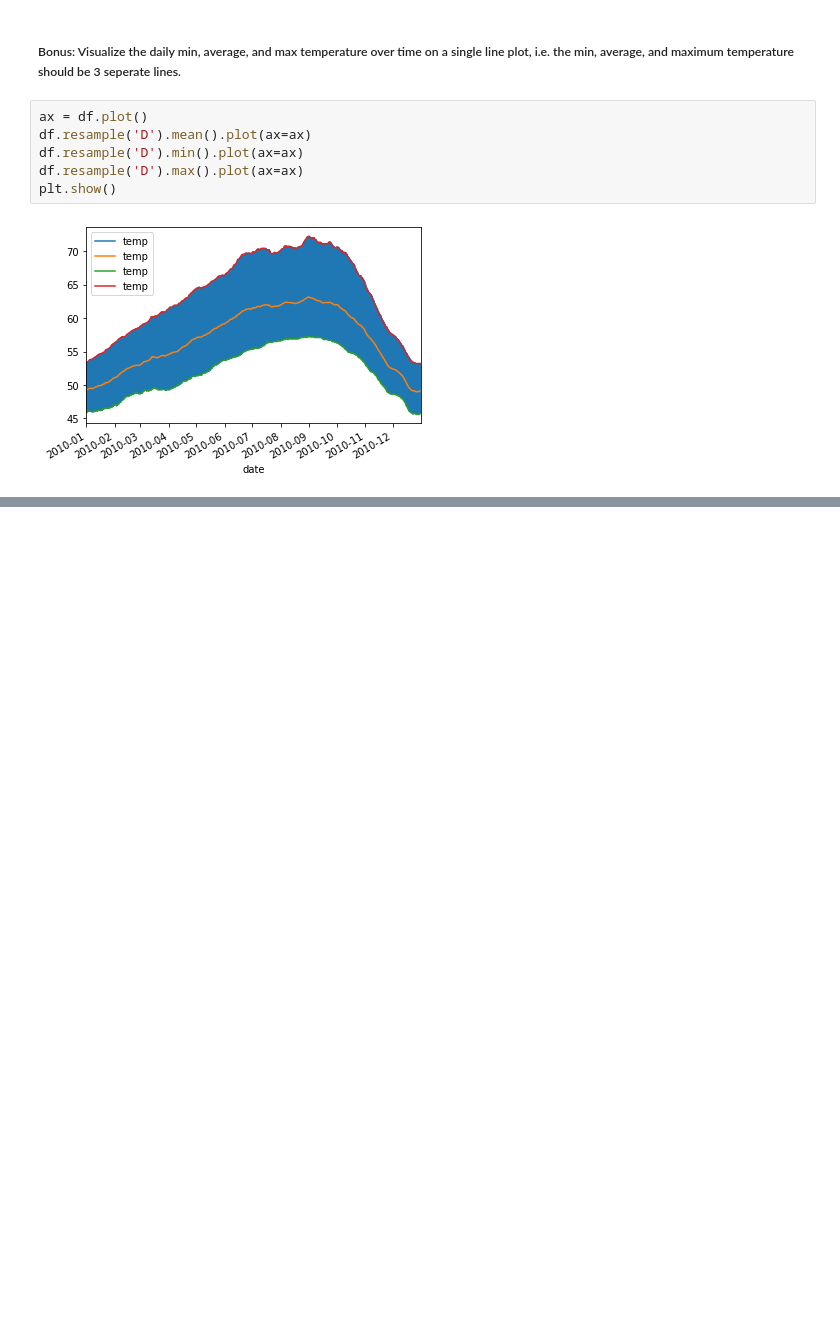
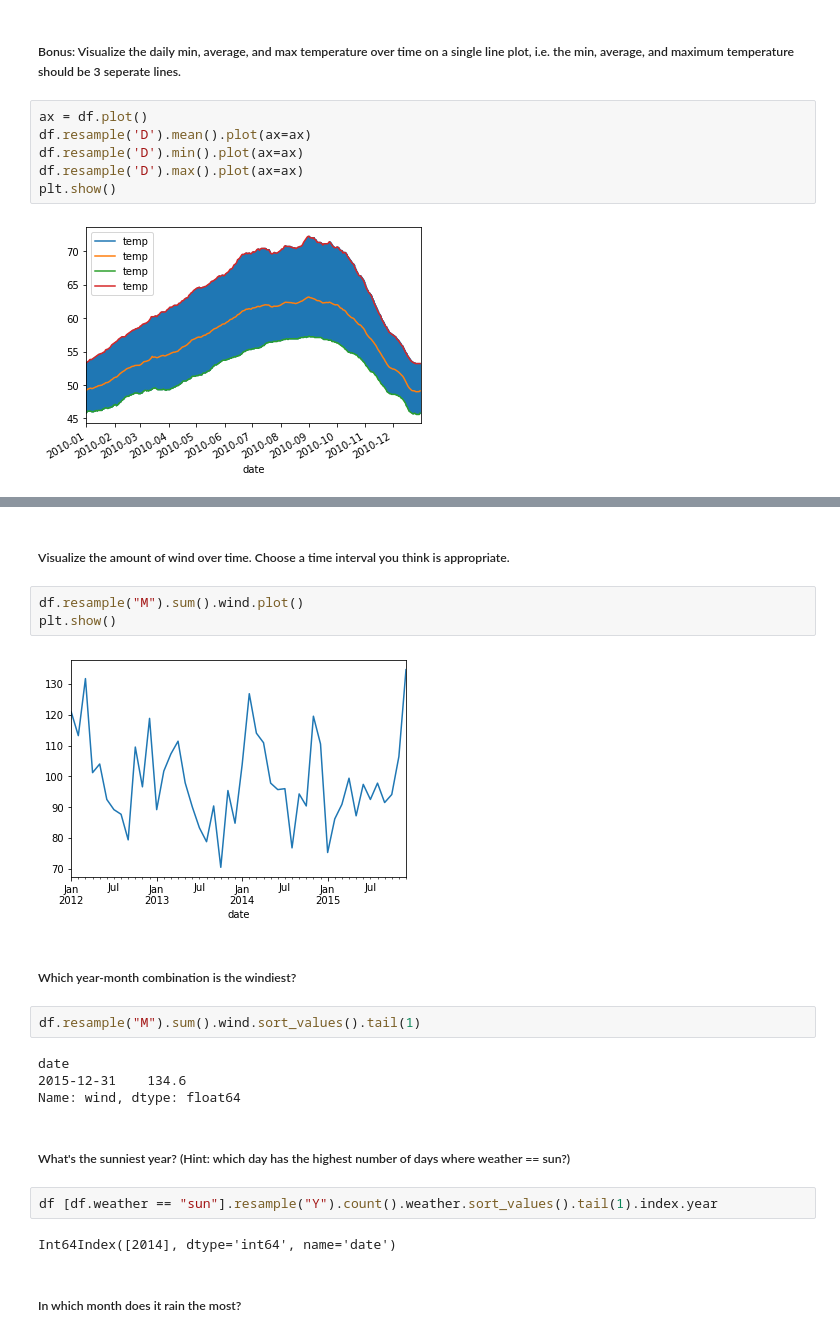
Before and after one commit to misty-garcia/ds-methodologies-exercises, a Jupyter notebook: time_series/working_w_timeseries_data.ipynb, the cells around one changed output, grey strips where cells are left out. Cells and saved outputs as stored; diff of their text form; blank space fills up the shorter version.

```diff
--- a/time_series/working_w_timeseries_data.ipynb
+++ b/time_series/working_w_timeseries_data.ipynb
@@ -166,0 +213,23 @@ plt.show()
+# %% [markdown]
+##### Visualize the amount of wind over time. Choose a time interval you think is appropriate.
+# %%
+df.resample("M").sum().wind.plot()
+plt.show()
+# %% [output]
+[figure, added]
+# %% [markdown]
+##### Which year-month combination is the windiest?
+# %%
+df.resample("M").sum().wind.sort_values().tail(1)
+# %% [output]
+date
+2015-12-31    134.6
+Name: wind, dtype: float64
+# %% [markdown]
+##### What's the sunniest year? (Hint: which day has the highest number of days where weather == sun?)
+# %%
+df [df.weather == "sun"].resample("Y").count().weather.sort_values().tail(1).index.year
+# %% [output]
+Int64Index([2014], dtype='int64', name='date')
+# %% [markdown]
+##### In which month does it rain the most?
```
Also changed, not shown: parts of 45 cells of this notebook.
